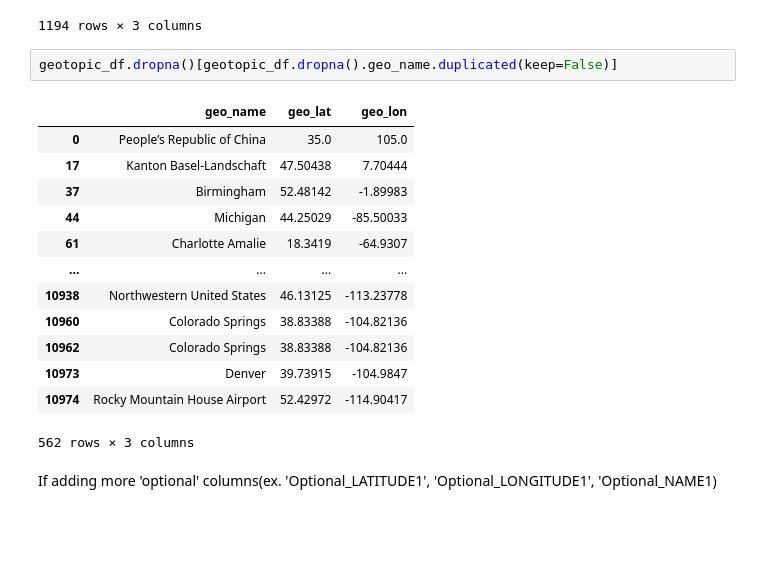
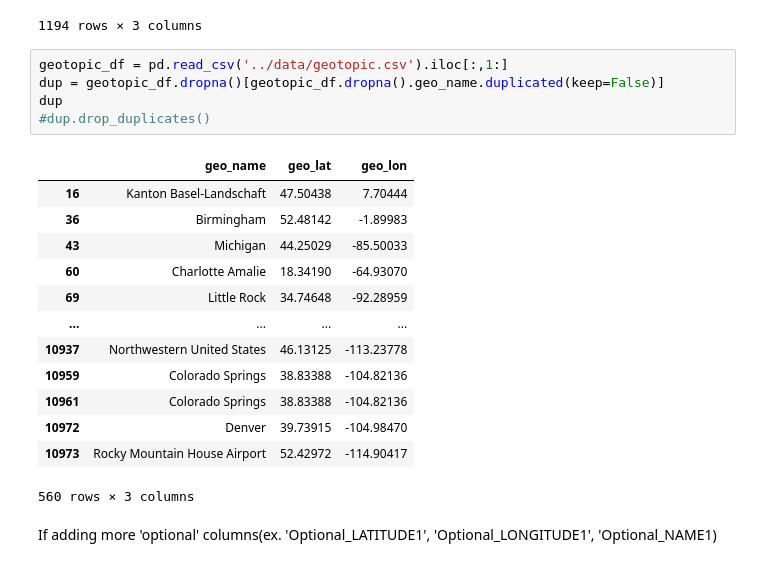
Before and after one commit to hyun95roh/DSCI550-assignment2, a Jupyter notebook: notebook/sandbox.ipynb, the cells around one changed output. Saved outputs shown, nothing was run; the diff lists cells and outputs as text; blank space fills up the shorter version.

```diff
--- a/notebook/sandbox.ipynb
+++ b/notebook/sandbox.ipynb
@@ -437,21 +441,24 @@ geotopic_df.dropna()
 | 10986 | City of Sugar Land | 29.59559 | -95.62824 |
 1194 rows × 3 columns
 # %%
-geotopic_df.dropna()[geotopic_df.dropna().geo_name.duplicated(keep=False)]
+geotopic_df = pd.read_csv('../data/geotopic.csv').iloc[:,1:]
+dup = geotopic_df.dropna()[geotopic_df.dropna().geo_name.duplicated(keep=False)]
+dup
+#dup.drop_duplicates()
 # %% [output]
 |  | geo_name | geo_lat | geo_lon |
-| 0 | People’s Republic of China | 35.0 | 105.0 |
-| 17 | Kanton Basel-Landschaft | 47.50438 | 7.70444 |
-| 37 | Birmingham | 52.48142 | -1.89983 |
-| 44 | Michigan | 44.25029 | -85.50033 |
-| 61 | Charlotte Amalie | 18.3419 | -64.9307 |
+| 16 | Kanton Basel-Landschaft | 47.50438 | 7.70444 |
+| 36 | Birmingham | 52.48142 | -1.89983 |
+| 43 | Michigan | 44.25029 | -85.50033 |
+| 60 | Charlotte Amalie | 18.34190 | -64.93070 |
+| 69 | Little Rock | 34.74648 | -92.28959 |
 | ... | ... | ... | ... |
-| 10938 | Northwestern United States | 46.13125 | -113.23778 |
-| 10960 | Colorado Springs | 38.83388 | -104.82136 |
-| 10962 | Colorado Springs | 38.83388 | -104.82136 |
-| 10973 | Denver | 39.73915 | -104.9847 |
-| 10974 | Rocky Mountain House Airport | 52.42972 | -114.90417 |
+| 10937 | Northwestern United States | 46.13125 | -113.23778 |
+| 10959 | Colorado Springs | 38.83388 | -104.82136 |
+| 10961 | Colorado Springs | 38.83388 | -104.82136 |
+| 10972 | Denver | 39.73915 | -104.98470 |
+| 10973 | Rocky Mountain House Airport | 52.42972 | -114.90417 |
-562 rows × 3 columns
+560 rows × 3 columns
 # %% [markdown]
 If adding more 'optional' columns(ex. 'Optional_LATITUDE1', 'Optional_LONGITUDE1', 'Optional_NAME1)
 # %%
```
Also changed, not shown: parts of 15 cells of this notebook, 3 other files.
